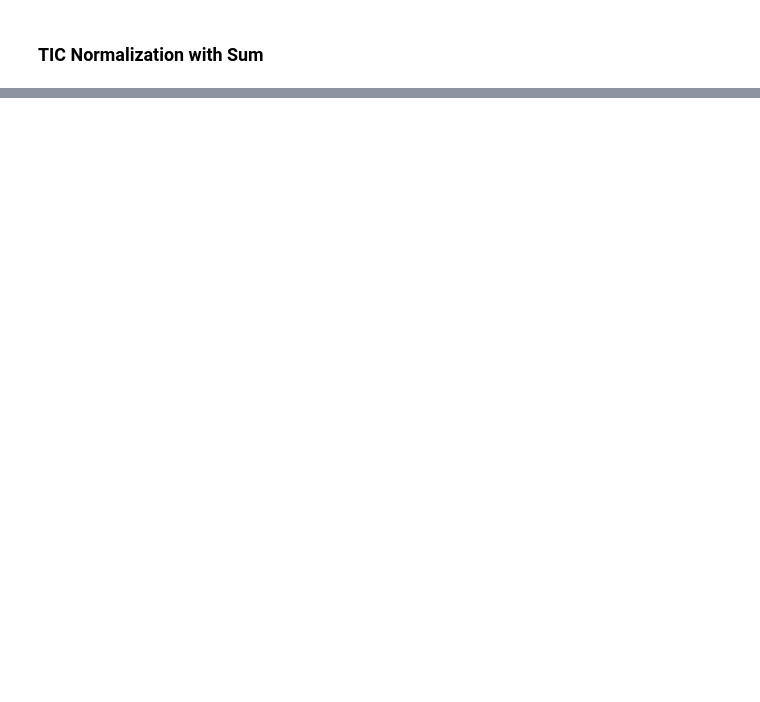
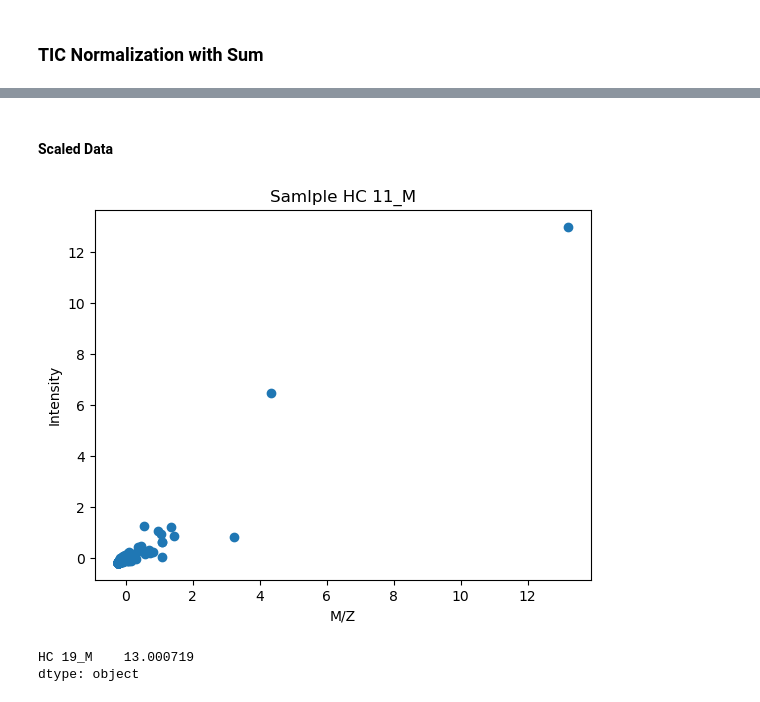
Before and after one commit to Bvs00/AI4ODA_projectwork, a Jupyter notebook: notebook.ipynb, the cells around one changed output, grey strips where cells are left out. Cells and saved outputs as stored; diff of their text form; code cells hidden in the pictures; blank space fills up the shorter version.

```diff
--- a/notebook.ipynb
+++ b/notebook.ipynb
@@ -84 +101,19 @@ HC 11_M    0.232277
 dtype: object
+# %% [markdown]
+#### Scaled Data
+# %%
+mean_x_tic_sum = df_x_lipidoma_tic.mean(axis=1)
+std_x_tic_sum = df_x_lipidoma_tic.std(axis=1)
+df_x_lipidoma_tic_scaled = (df_x_lipidoma_tic.sub(mean_x_tic_sum,axis=0)).div(std_x_tic_sum,axis=0)
+
+plt.scatter(df_x_lipidoma_tic_scaled.iloc[0:1], df_x_lipidoma_tic_scaled.iloc[97:98])
+plt.xlabel("M/Z")
+plt.ylabel("Intensity")
+plt.title("Samlple HC 11_M")
+plt.show()
+
+df_x_lipidoma_tic_scaled[97:98].max(axis=1)
+# %% [output]
+[figure, added]
+HC 19_M    13.000719
+dtype: object
```
Also changed, not shown: parts of 23 cells of this notebook.
